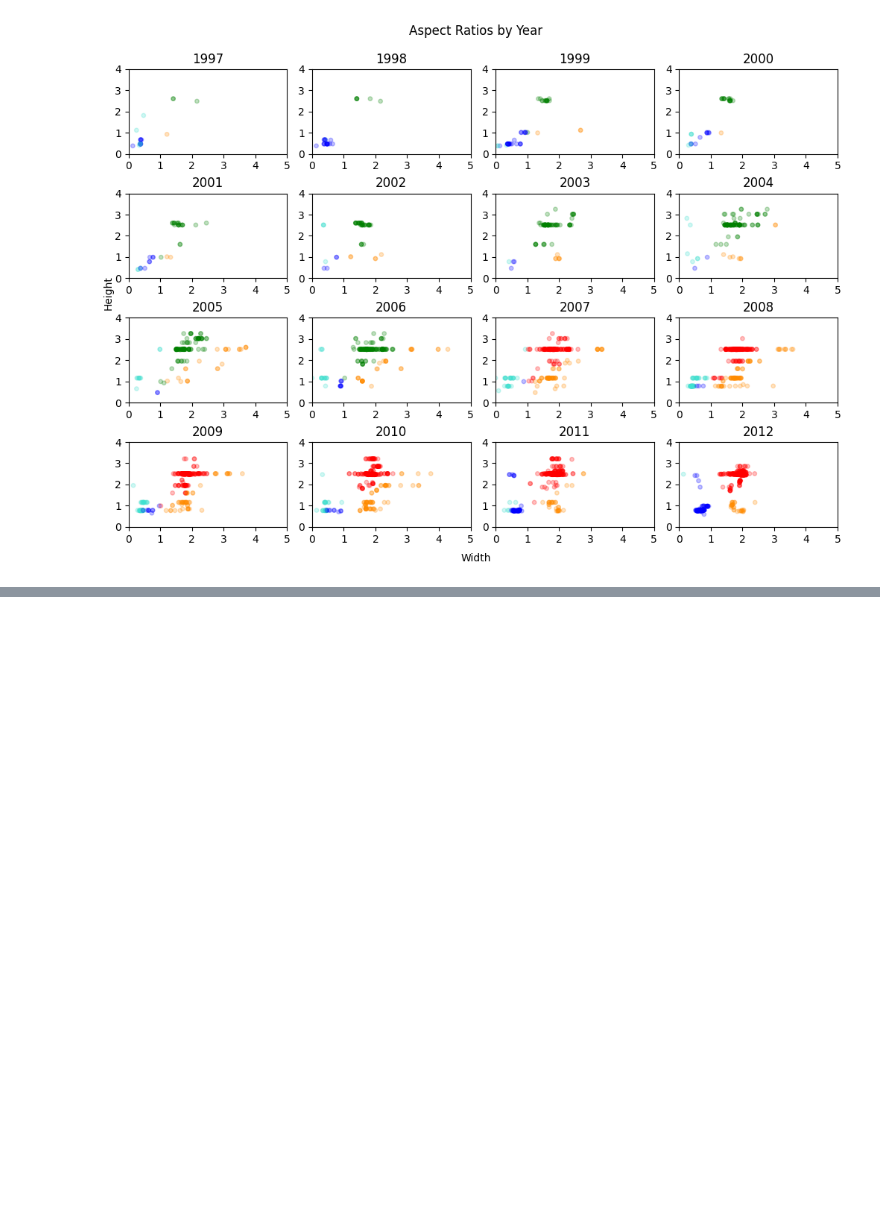
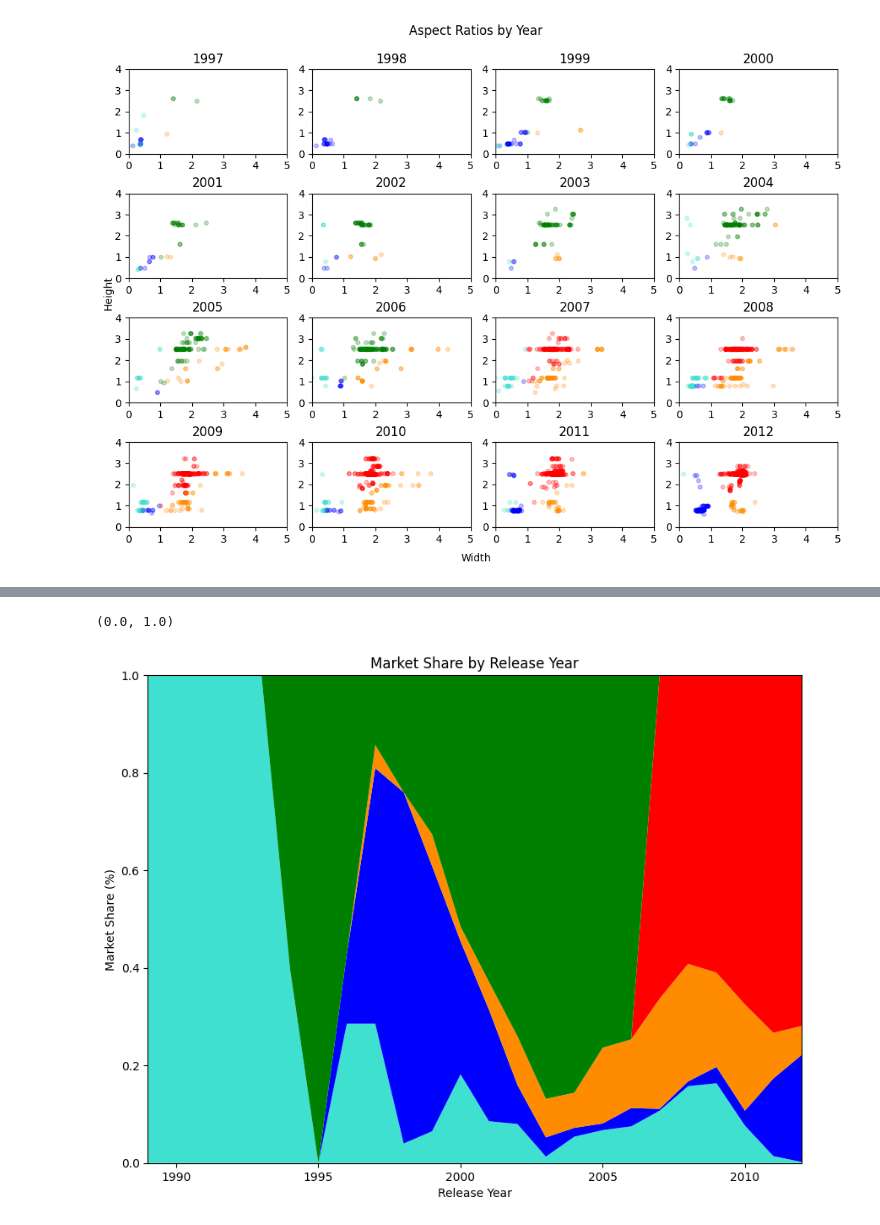
Before and after one commit to MageAthena/visualisation-data-analysis, a Jupyter notebook: COMP5048 Assignment 2.ipynb, the cells around one changed output, grey strips where cells are left out. Drawn from its saved outputs; the diff is of its cells as text; code cells hidden in the pictures; blank space fills up the shorter version.

```diff
--- a/COMP5048 Assignment 2.ipynb
+++ b/COMP5048 Assignment 2.ipynb
@@ -221,0 +238,12 @@ plt.show()
+# %%
+plt.stackplot(list(data_time_percent.index.values), data_time_percent.T.values, colors=colours.values())
+
+plt.ylabel('Market Share (%)')
+plt.xlabel('Release Year')
+plt.title("Market Share by Release Year")
+
+plt.xlim([1989, 2012])
+plt.ylim([0, 1])
+# %% [output]
+(0.0, 1.0)
+[figure, added]
```
Also changed, not shown: parts of 3 cells of this notebook.
